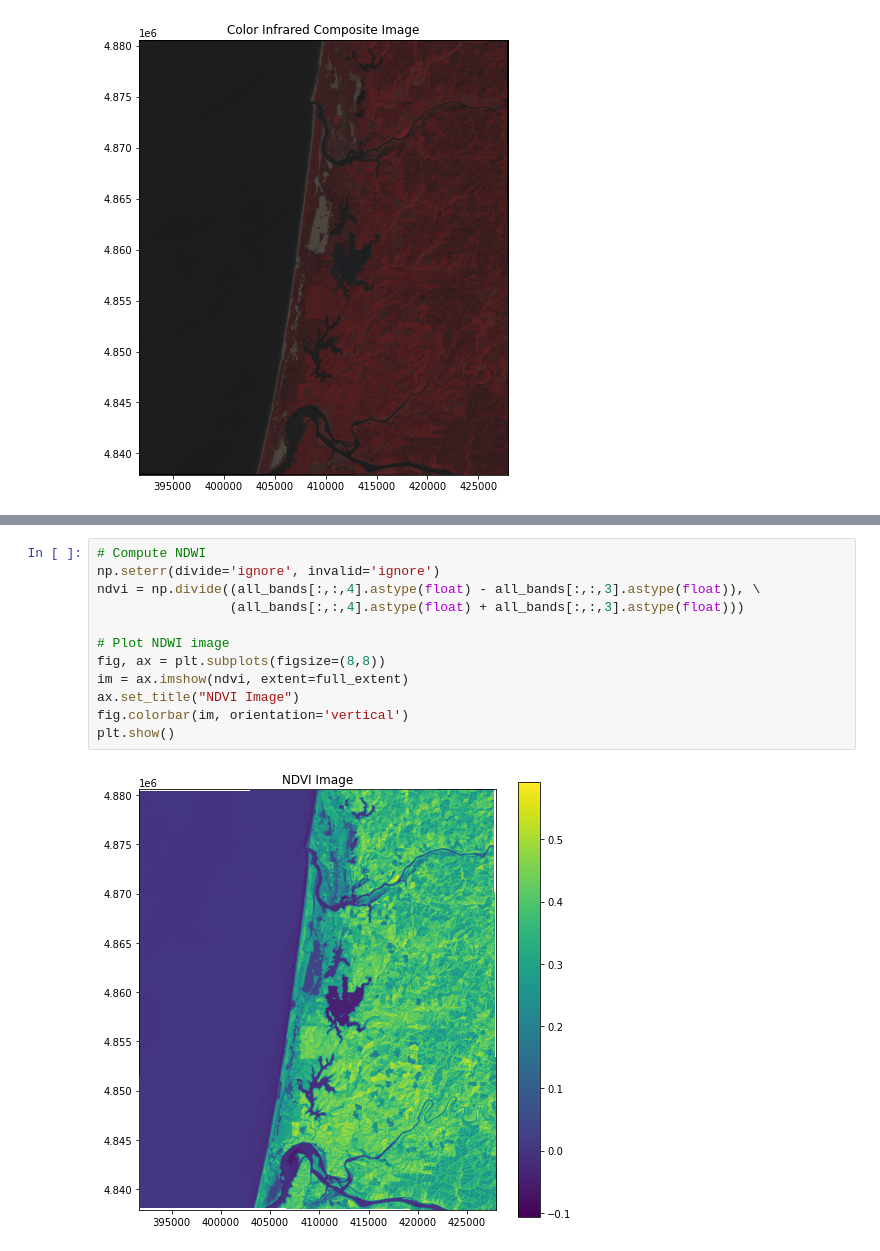
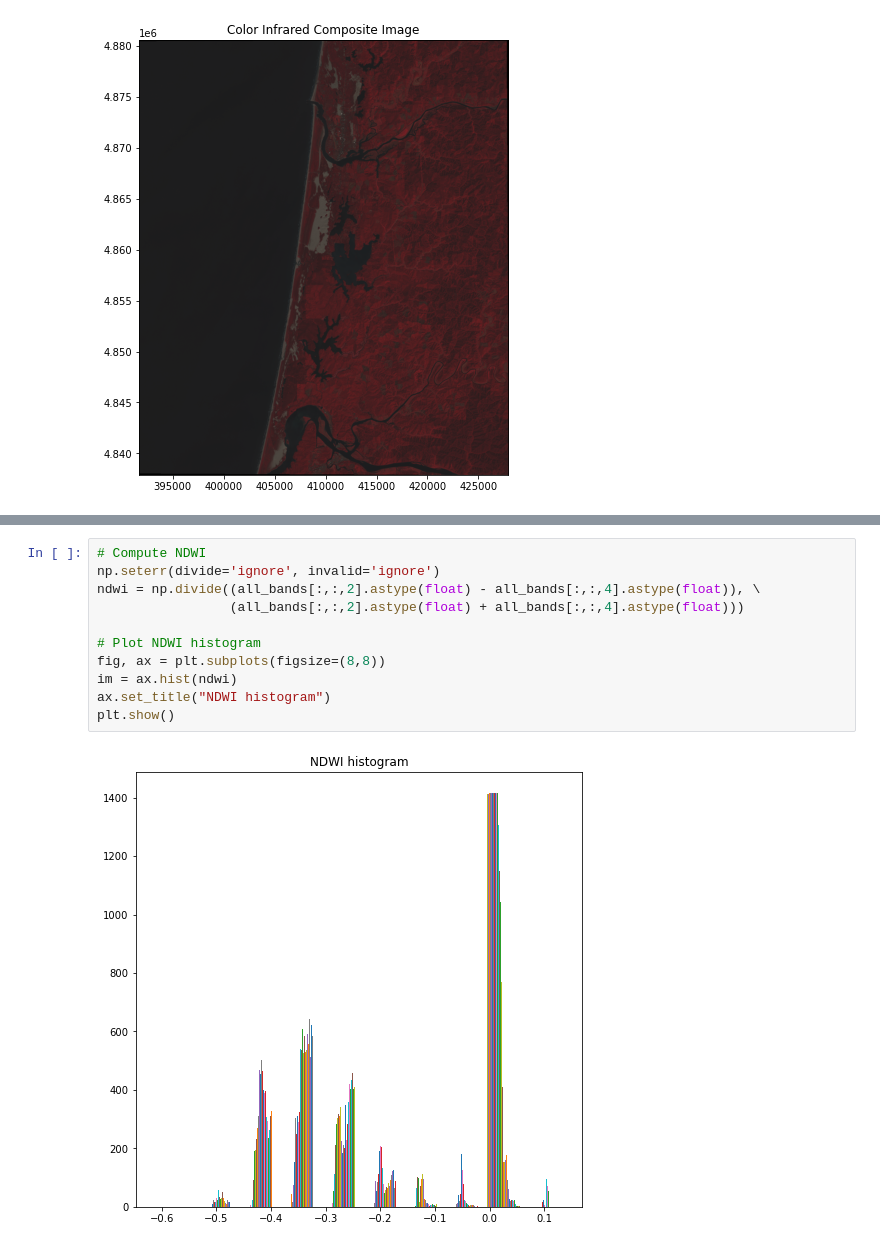
Before and after one commit to jsheppar/geospatial-data-science, a Jupyter notebook: labs/lab4/lab4_submission.ipynb, the cells around one changed output, grey strips where cells are left out. Cells and saved outputs as stored; diff of their text form.

```diff
--- a/labs/lab4/lab4_submission.ipynb
+++ b/labs/lab4/lab4_submission.ipynb
@@ -255,14 +234,13 @@ plt.show()
 # %%
 # Compute NDWI
 np.seterr(divide='ignore', invalid='ignore')
-ndvi = np.divide((all_bands[:,:,4].astype(float) - all_bands[:,:,3].astype(float)), \
-                 (all_bands[:,:,4].astype(float) + all_bands[:,:,3].astype(float)))
+ndwi = np.divide((all_bands[:,:,2].astype(float) - all_bands[:,:,4].astype(float)), \
+                 (all_bands[:,:,2].astype(float) + all_bands[:,:,4].astype(float)))
 
-# Plot NDWI image
+# Plot NDWI histogram
 fig, ax = plt.subplots(figsize=(8,8))
-im = ax.imshow(ndvi, extent=full_extent)
-ax.set_title("NDVI Image")
-fig.colorbar(im, orientation='vertical')
+im = ax.hist(ndwi)
+ax.set_title("NDWI histogram")
 plt.show()
 # %% [output]
-[figure, old version]
+[figure, new version]
```
Also changed, not shown: parts of 60 cells of this notebook.
